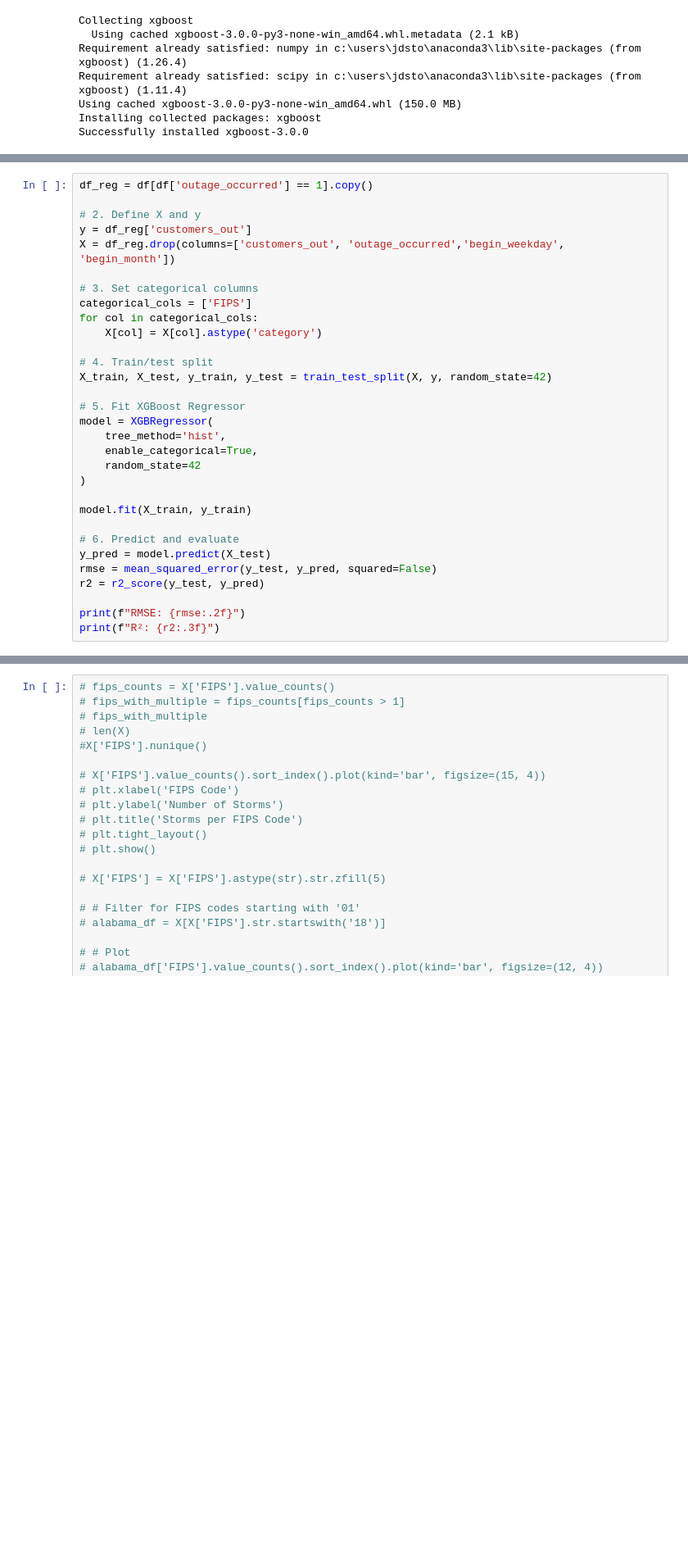
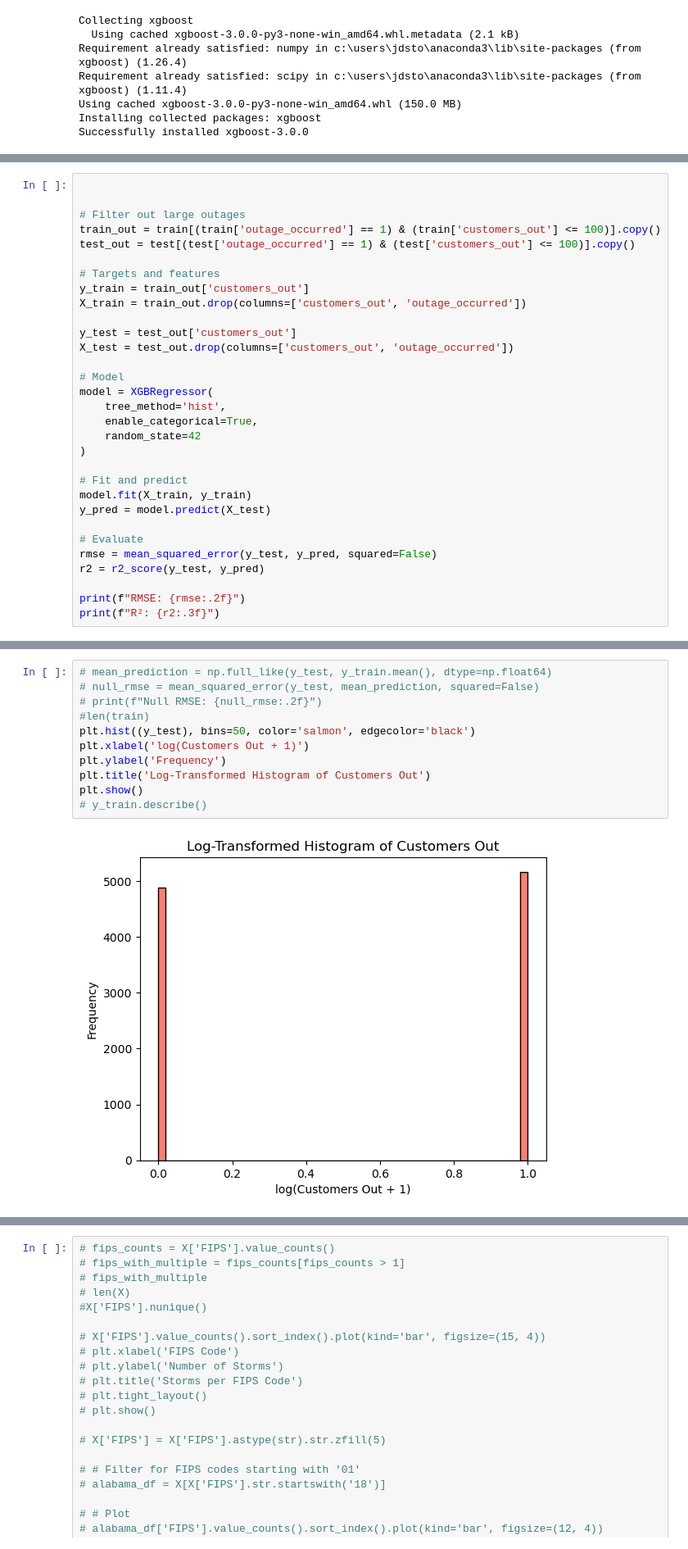
Before and after one commit to obelisk2u/DynamicRythms, a Jupyter notebook: FeatureEngineering/modelling.ipynb, the cells around one changed output, grey strips where cells are left out. Shown at 82% size. Drawn from its saved outputs; the diff is of its cells as text; blank space fills up the shorter version.

```diff
--- a/FeatureEngineering/modelling.ipynb
+++ b/FeatureEngineering/modelling.ipynb
@@ -82,29 +153,29 @@ Cross-Entropy (Log Loss): 0.19568326194546118
 # %%
-df_reg = df[df['outage_occurred'] == 1].copy()
 
-# 2. Define X and y
-y = df_reg['customers_out']
-X = df_reg.drop(columns=['customers_out', 'outage_occurred','begin_weekday', 'begin_month'])
 
-# 3. Set categorical columns
-categorical_cols = ['FIPS']
-for col in categorical_cols:
-    X[col] = X[col].astype('category')
+# Filter out large outages
+train_out = train[(train['outage_occurred'] == 1) & (train['customers_out'] <= 100)].copy()
+test_out = test[(test['outage_occurred'] == 1) & (test['customers_out'] <= 100)].copy()
 
-# 4. Train/test split
-X_train, X_test, y_train, y_test = train_test_split(X, y, random_state=42)
+# Targets and features
+y_train = train_out['customers_out']
+X_train = train_out.drop(columns=['customers_out', 'outage_occurred'])
 
-# 5. Fit XGBoost Regressor
+y_test = test_out['customers_out']
+X_test = test_out.drop(columns=['customers_out', 'outage_occurred'])
+
+# Model
 model = XGBRegressor(
     tree_method='hist',
     enable_categorical=True,
     random_state=42
 )
 
+# Fit and predict
 model.fit(X_train, y_train)
+y_pred = model.predict(X_test)
 
-# 6. Predict and evaluate
-y_pred = model.predict(X_test)
+# Evaluate
 rmse = mean_squared_error(y_test, y_pred, squared=False)
 r2 = r2_score(y_test, y_pred)
 
@@ -115,0 +187,13 @@ R²: 0.835
+# %%
+# mean_prediction = np.full_like(y_test, y_train.mean(), dtype=np.float64)
+# null_rmse = mean_squared_error(y_test, mean_prediction, squared=False)
+# print(f"Null RMSE: {null_rmse:.2f}")
+#len(train)
+plt.hist((y_test), bins=50, color='salmon', edgecolor='black')
+plt.xlabel('log(Customers Out + 1)')
+plt.ylabel('Frequency')
+plt.title('Log-Transformed Histogram of Customers Out')
+plt.show()
+# y_train.describe()
+# %% [output]
+[figure, added]
```
Also changed, not shown: parts of 10 cells of this notebook, 5 other files.
